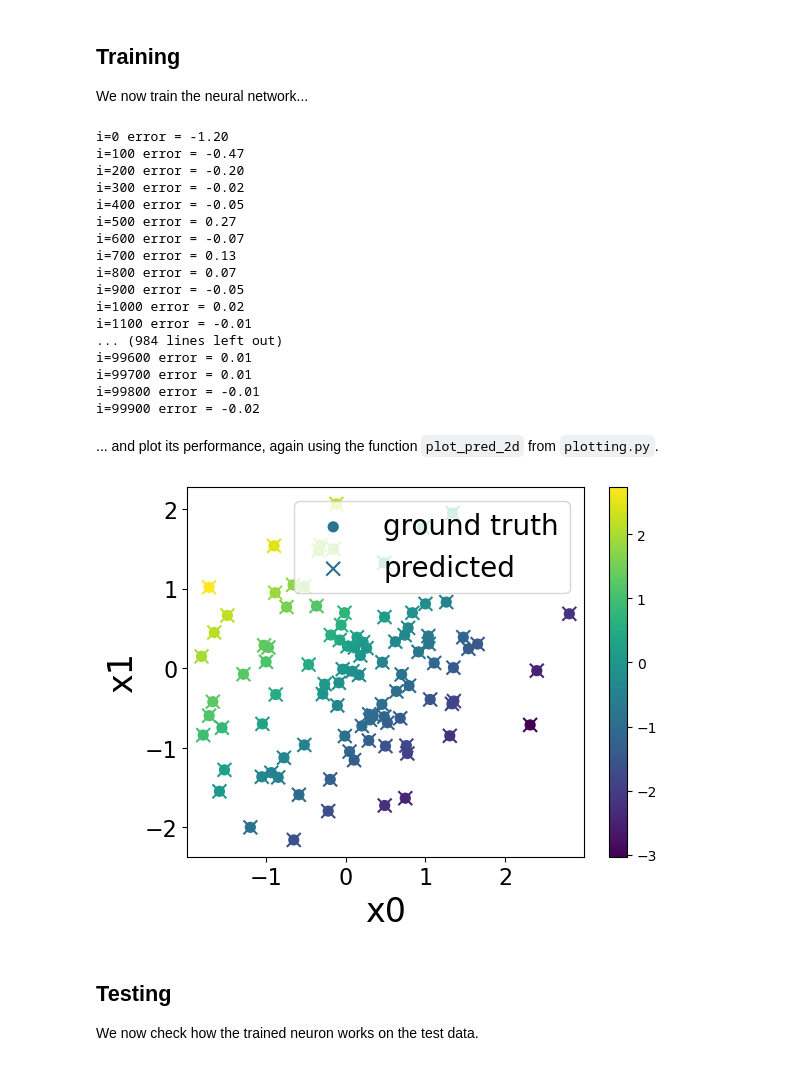
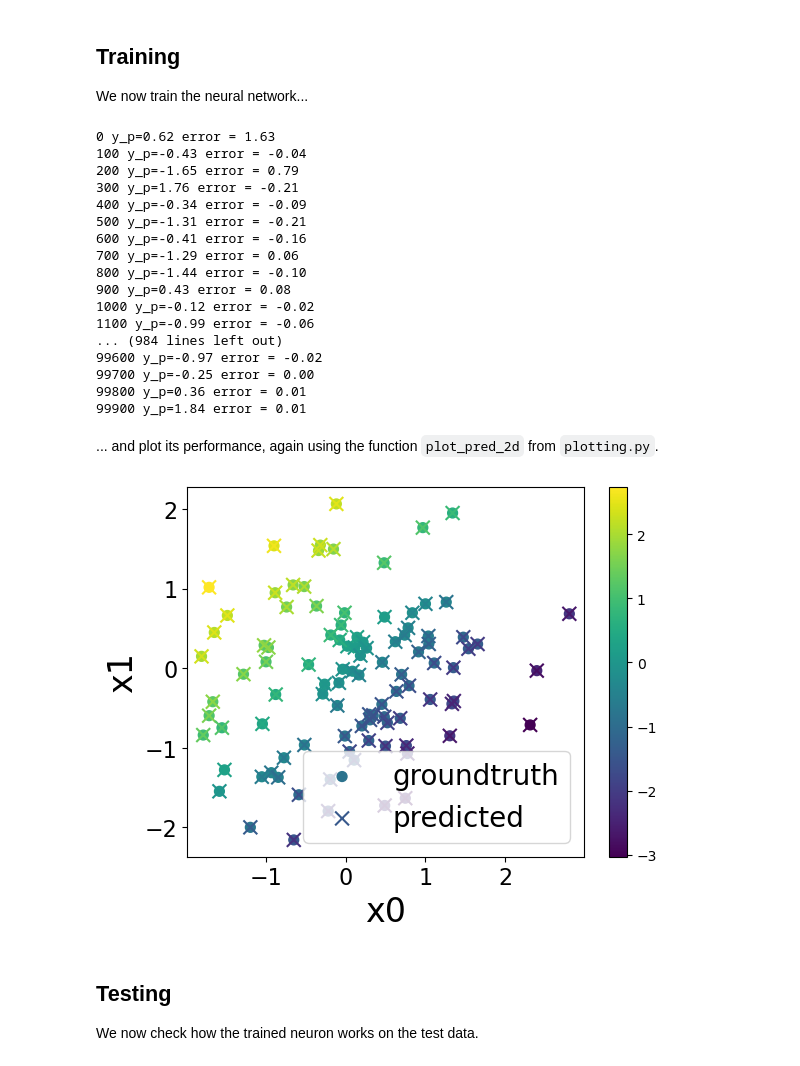
Before and after one commit to DeepTrackAI/DeepLearningCrashCourse, a Jupyter notebook: Ch02_DNN_regression/Ex02C/dnn2_reg_2d.ipynb, the cells around one changed output. Saved outputs shown, nothing was run; the diff lists cells and outputs as text; code cells hidden in the pictures.

```diff
--- a/Ch02_DNN_regression/Ex02C/dnn2_reg_2d.ipynb
+++ b/Ch02_DNN_regression/Ex02C/dnn2_reg_2d.ipynb
@@ -47,0 +48,9 @@ We now create a two-layer neural network and randomly initialize it.
+# %%
+num_neurons = 3
+
+def sigmoid(x):
+    from numpy import exp
+    return 1 / (1 + exp(-x))
+
+def dnn2(wa, wb, x):
+    return sigmoid(sigmoid(x @ wa) @ wb)
@@ -91,65 +99,66 @@ plot_pred_2d(x, y_gt, y_p)
 We now train the neural network...
 # %%
 from numpy import reshape, transpose, sum
-
-def d_sigmoid(x):
-    return sigmoid(x) * (1 - sigmoid(x))
 
 num_samples = len(x)
 num_train_iterations = 10**5
 eta = .1 # learning rate
 
+def d_sigmoid(x):
+    return sigmoid(x) * (1 - sigmoid(x))
+
 for i in range(num_train_iterations):
-	selected = rng.integers(0, num_samples) # select a random sample
+	# select random sample
+	selected = rng.integers(0, num_samples)
 	x_selected = reshape(x[selected], (1, -1))
 	y_gt_selected = reshape(y_gt[selected], (1, -1))
 
+	# detailed neural network calculation
 	x_selected_a = x_selected # input layer 1
 	p_a = x_selected_a @ wa # activation potential layer 1
 	y_selected_a = sigmoid(p_a) # output layer 1
 
-	x_selected_b = y_selected_a # input layer 2 (output neuron)
+	x_selected_b = y_selected_a # input layer 2
 	p_b = x_selected_b @ wb # activation potential layer 2
-	y_selected_b = p_b # output neuron layer 2
+	y_selected_b = p_b # output neuron layer 2 (output neuron)
 
 	y_p_selected = y_selected_b
 
+	# update weights
 	error = y_p_selected - y_gt_selected
 
 	delta_b = error * 1
-	wb -= eta * delta_b * transpose(x_selected_b) # update weights layer 2
+	wb -= eta * delta_b * transpose(x_selected_b)
 
 	delta_a = sum(wb * delta_b, axis=1) * d_sigmoid(p_a)
-	wa -= eta * delta_a * transpose(x_selected_a) # update weights layer 1
+	wa -= eta * delta_a * transpose(x_selected_a)
 
 	if i%100 == 0:
-		print(f"i={i} error = {error[0, 0]:.2f}")
+		print(f"{i} y_p={y_p_selected[0, 0]:.2f} error = {error[0, 0]:.2f}")
 # %% [output]
-i=0 error = -1.20
-i=100 error = -0.47
-i=200 error = -0.20
-i=300 error = -0.02
-i=400 error = -0.05
-i=500 error = 0.27
-i=600 error = -0.07
-i=700 error = 0.13
-i=800 error = 0.07
-i=900 error = -0.05
-i=1000 error = 0.02
-i=1100 error = -0.01
+0 y_p=0.62 error = 1.63
+100 y_p=-0.43 error = -0.04
+200 y_p=-1.65 error = 0.79
+300 y_p=1.76 error = -0.21
+400 y_p=-0.34 error = -0.09
+500 y_p=-1.31 error = -0.21
+600 y_p=-0.41 error = -0.16
+700 y_p=-1.29 error = 0.06
+800 y_p=-1.44 error = -0.10
+900 y_p=0.43 error = 0.08
+1000 y_p=-0.12 error = -0.02
+1100 y_p=-0.99 error = -0.06
 ... (984 lines left out)
-i=99600 error = 0.01
-i=99700 error = 0.01
-i=99800 error = -0.01
-i=99900 error = -0.02
+99600 y_p=-0.97 error = -0.02
+99700 y_p=-0.25 error = 0.00
+99800 y_p=0.36 error = 0.01
+99900 y_p=1.84 error = 0.01
 # %% [markdown]
 ... and plot its performance, again using the function `plot_pred_2d` from `plotting.py`.
 # %%
-y_p_trained = sigmoid(x @ wa) @ wb
-
-plot_pred_2d(x, y_gt, y_p_trained)
+plot_pred_2d(x, y_gt, y_p=dnn2(wa, wb, x))
 # %% [output]
-[figure, old version]
+[figure, new version]
 # %% [markdown]
 ## Testing
 
```
Also changed, not shown: parts of 9 cells of this notebook.
